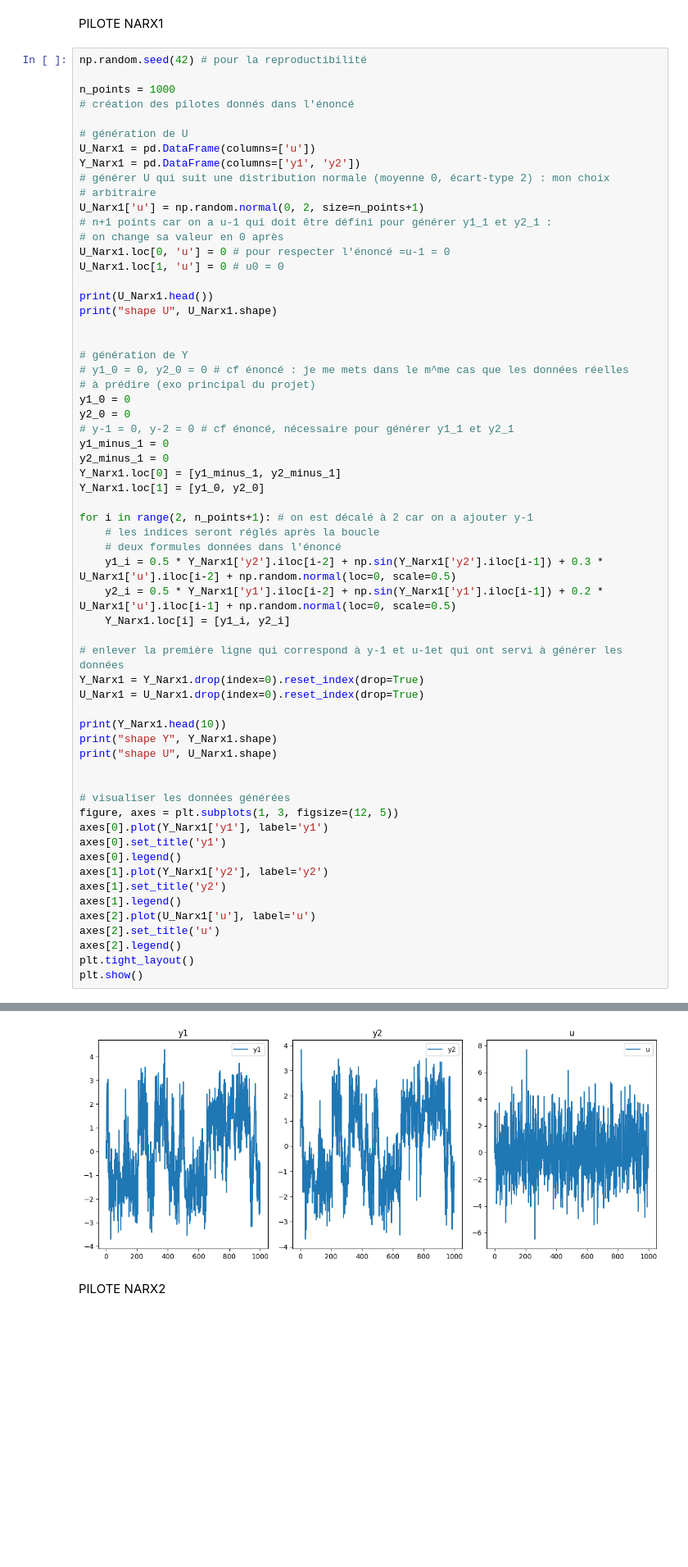
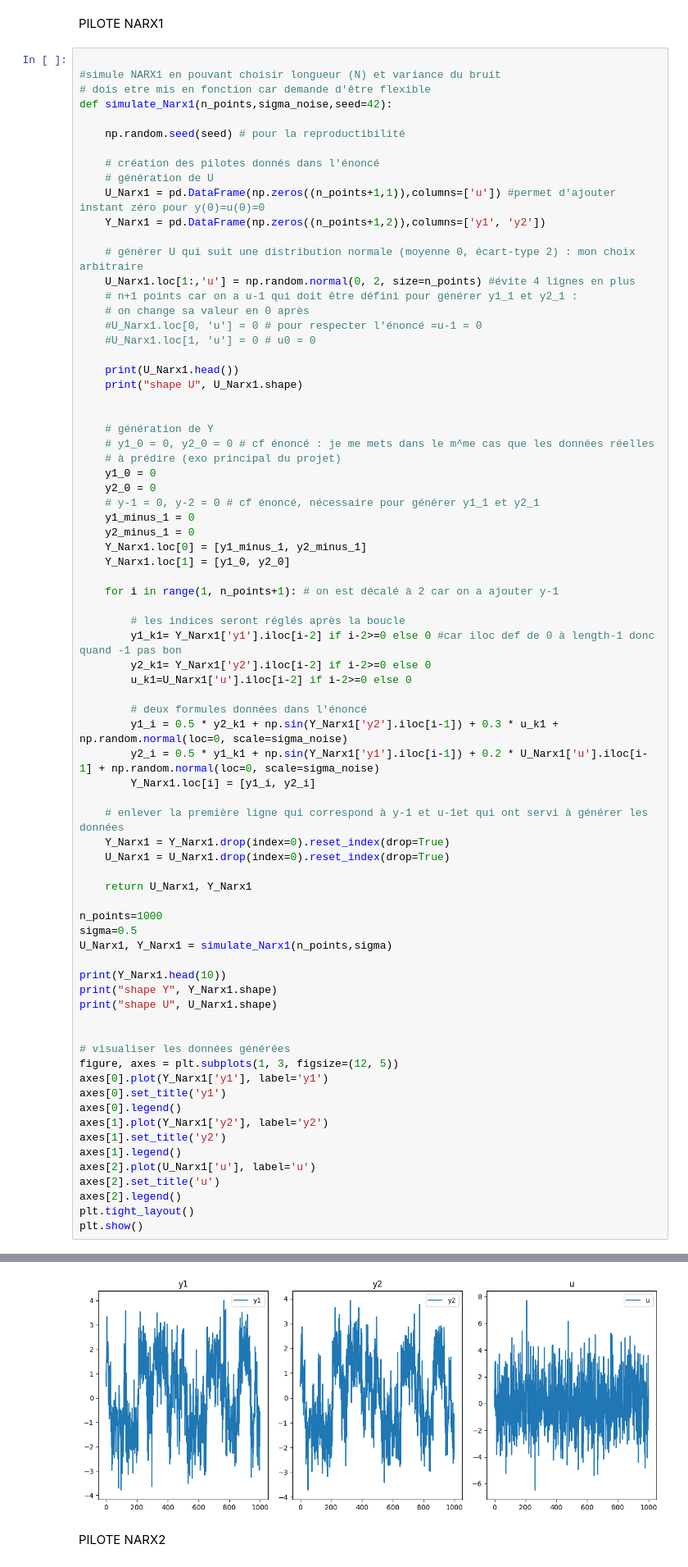
Before and after one commit to Mathis-Vrgt/projet-infoF422, a Jupyter notebook: projet.ipynb, the cells around one changed output, grey strips where cells are left out. Shown at 82% size. Drawn from its saved outputs; the diff is of its cells as text; blank space fills up the shorter version.

Commit message:
add narx1 pilot in function and fixed iloc

```diff
--- a/projet.ipynb
+++ b/projet.ipynb
@@ -98,47 +97,61 @@ Uts2 shape: (1000, 2)
 # %% [markdown]
 PILOTE NARX1
 # %%
-np.random.seed(42) # pour la reproductibilité
 
-n_points = 1000
-# création des pilotes donnés dans l'énoncé
+#simule NARX1 en pouvant choisir longueur (N) et variance du bruit
+# dois etre mis en fonction car demande d'être flexible
+def simulate_Narx1(n_points,sigma_noise,seed=42):
 
-# génération de U
-U_Narx1 = pd.DataFrame(columns=['u'])
-Y_Narx1 = pd.DataFrame(columns=['y1', 'y2'])
-# générer U qui suit une distribution normale (moyenne 0, écart-type 2) : mon choix
-# arbitraire
-U_Narx1['u'] = np.random.normal(0, 2, size=n_points+1)
-# n+1 points car on a u-1 qui doit être défini pour générer y1_1 et y2_1 :
-# on change sa valeur en 0 après
-U_Narx1.loc[0, 'u'] = 0 # pour respecter l'énoncé =u-1 = 0
-U_Narx1.loc[1, 'u'] = 0 # u0 = 0
+    np.random.seed(seed) # pour la reproductibilité
 
-print(U_Narx1.head())
-print("shape U", U_Narx1.shape)
+    # création des pilotes donnés dans l'énoncé
+    # génération de U
+    U_Narx1 = pd.DataFrame(np.zeros((n_points+1,1)),columns=['u']) #permet d'ajouter instant zéro pour y(0)=u(0)=0
+    Y_Narx1 = pd.DataFrame(np.zeros((n_points+1,2)),columns=['y1', 'y2'])
+
+    # générer U qui suit une distribution normale (moyenne 0, écart-type 2) : mon choix arbitraire
+    U_Narx1.loc[1:,'u'] = np.random.normal(0, 2, size=n_points) #évite 4 lignes en plus
+    # n+1 points car on a u-1 qui doit être défini pour générer y1_1 et y2_1 :
+    # on change sa valeur en 0 après
+    #U_Narx1.loc[0, 'u'] = 0 # pour respecter l'énoncé =u-1 = 0
+    #U_Narx1.loc[1, 'u'] = 0 # u0 = 0
+
+    print(U_Narx1.head())
+    print("shape U", U_Narx1.shape)
 
 
-# génération de Y
-# y1_0 = 0, y2_0 = 0 # cf énoncé : je me mets dans le m^me cas que les données réelles
-# à prédire (exo principal du projet)
-y1_0 = 0
-y2_0 = 0
-# y-1 = 0, y-2 = 0 # cf énoncé, nécessaire pour générer y1_1 et y2_1
-y1_minus_1 = 0
-y2_minus_1 = 0
-Y_Narx1.loc[0] = [y1_minus_1, y2_minus_1]
-Y_Narx1.loc[1] = [y1_0, y2_0]
+    # génération de Y
+    # y1_0 = 0, y2_0 = 0 # cf énoncé : je me mets dans le m^me cas que les données réelles
+    # à prédire (exo principal du projet)
+    y1_0 = 0
+    y2_0 = 0
+    # y-1 = 0, y-2 = 0 # cf énoncé, nécessaire pour générer y1_1 et y2_1
+    y1_minus_1 = 0
+    y2_minus_1 = 0
+    Y_Narx1.loc[0] = [y1_minus_1, y2_minus_1]
+    Y_Narx1.loc[1] = [y1_0, y2_0]
 
-for i in range(2, n_points+1): # on est décalé à 2 car on a ajouter y-1
-    # les indices seront réglés après la boucle
-    # deux formules données dans l'énoncé
-    y1_i = 0.5 * Y_Narx1['y2'].iloc[i-2] + np.sin(Y_Narx1['y2'].iloc[i-1]) + 0.3 * U_Narx1['u'].iloc[i-2] + np.random.normal(loc=0, scale=0.5)
-    y2_i = 0.5 * Y_Narx1['y1'].iloc[i-2] + np.sin(Y_Narx1['y1'].iloc[i-1]) + 0.2 * U_Narx1['u'].iloc[i-1] + np.random.normal(loc=0, scale=0.5)
-    Y_Narx1.loc[i] = [y1_i, y2_i]
+    for i in range(1, n_points+1): # on est décalé à 2 car on a ajouter y-1
 
-# enlever la première ligne qui correspond à y-1 et u-1et qui ont servi à générer les données
-Y_Narx1 = Y_Narx1.drop(index=0).reset_index(drop=True)
-U_Narx1 = U_Narx1.drop(index=0).reset_index(drop=True)
+        # les indices seront réglés après la boucle
+        y1_k1= Y_Narx1['y1'].iloc[i-2] if i-2>=0 else 0 #car iloc def de 0 à length-1 donc quand -1 pas bon
+        y2_k1= Y_Narx1['y2'].iloc[i-2] if i-2>=0 else 0
+        u_k1=U_Narx1['u'].iloc[i-2] if i-2>=0 else 0
+
+        # deux formules données dans l'énoncé
+        y1_i = 0.5 * y2_k1 + np.sin(Y_Narx1['y2'].iloc[i-1]) + 0.3 * u_k1 + np.random.normal(loc=0, scale=sigma_noise)
+        y2_i = 0.5 * y1_k1 + np.sin(Y_Narx1['y1'].iloc[i-1]) + 0.2 * U_Narx1['u'].iloc[i-1] + np.random.normal(loc=0, scale=sigma_noise)
+        Y_Narx1.loc[i] = [y1_i, y2_i]
+
+    # enlever la première ligne qui correspond à y-1 et u-1et qui ont servi à générer les données
+    Y_Narx1 = Y_Narx1.drop(index=0).reset_index(drop=True)
+    U_Narx1 = U_Narx1.drop(index=0).reset_index(drop=True)
+
+    return U_Narx1, Y_Narx1
+
+n_points=1000
+sigma=0.5
+U_Narx1, Y_Narx1 = simulate_Narx1(n_points,sigma)
 
 print(Y_Narx1.head(10))
 print("shape Y", Y_Narx1.shape)
@@ -180,6 +193,6 @@ shape U (1001, 1)
 shape Y (1000, 2)
 shape U (1000, 1)
-[figure, old version]
+[figure, new version]
 # %% [markdown]
 PILOTE NARX2
 # %%
```
Also changed, not shown: parts of 2 cells of this notebook.
